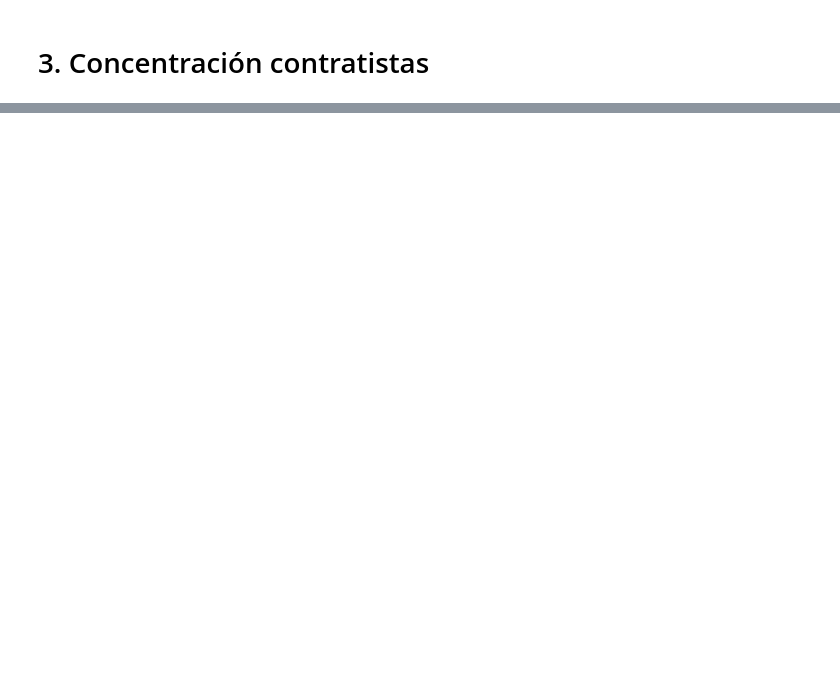
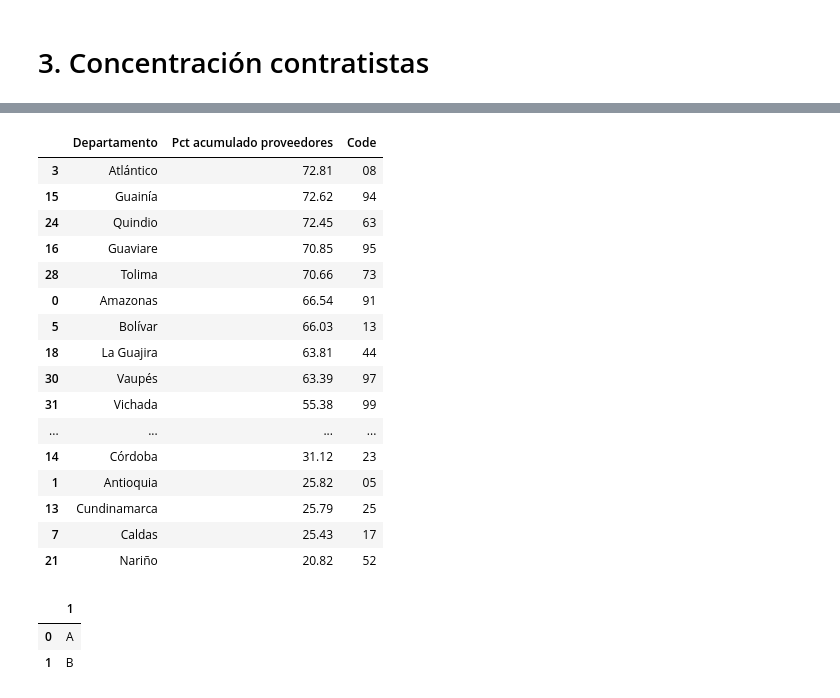
Before and after one commit to grupocanario/canopy-demo, a Jupyter notebook: app_local/data_analysis.ipynb, the cells around one changed output, grey strips where cells are left out. Saved outputs shown, nothing was run; the diff lists cells and outputs as text; code cells hidden in the pictures; blank space fills up the shorter version.

```diff
--- a/app_local/data_analysis.ipynb
+++ b/app_local/data_analysis.ipynb
@@ -282,0 +506,27 @@ concentracion
+# %%
+df_proov_cum
+# %% [output]
+|  | Departamento | Pct acumulado proveedores | Code |
+| 3 | Atlántico | 72.81 | 08 |
+| 15 | Guainía | 72.62 | 94 |
+| 24 | Quindio | 72.45 | 63 |
+| 16 | Guaviare | 70.85 | 95 |
+| 28 | Tolima | 70.66 | 73 |
+| 0 | Amazonas | 66.54 | 91 |
+| 5 | Bolívar | 66.03 | 13 |
+| 18 | La Guajira | 63.81 | 44 |
+| 30 | Vaupés | 63.39 | 97 |
+| 31 | Vichada | 55.38 | 99 |
+| ... | ... | ... | ... |
+| 14 | Córdoba | 31.12 | 23 |
+| 1 | Antioquia | 25.82 | 05 |
+| 13 | Cundinamarca | 25.79 | 25 |
+| 7 | Caldas | 25.43 | 17 |
+| 21 | Nariño | 20.82 | 52 |
+# %%
+import pandas as pd
+pd.DataFrame.from_dict({'1':['A', 'B']}, '2': )
+# %% [output]
+|  | 1 |
+| 0 | A |
+| 1 | B |
```
Also changed, not shown: parts of 17 cells of this notebook, 7 other files.
